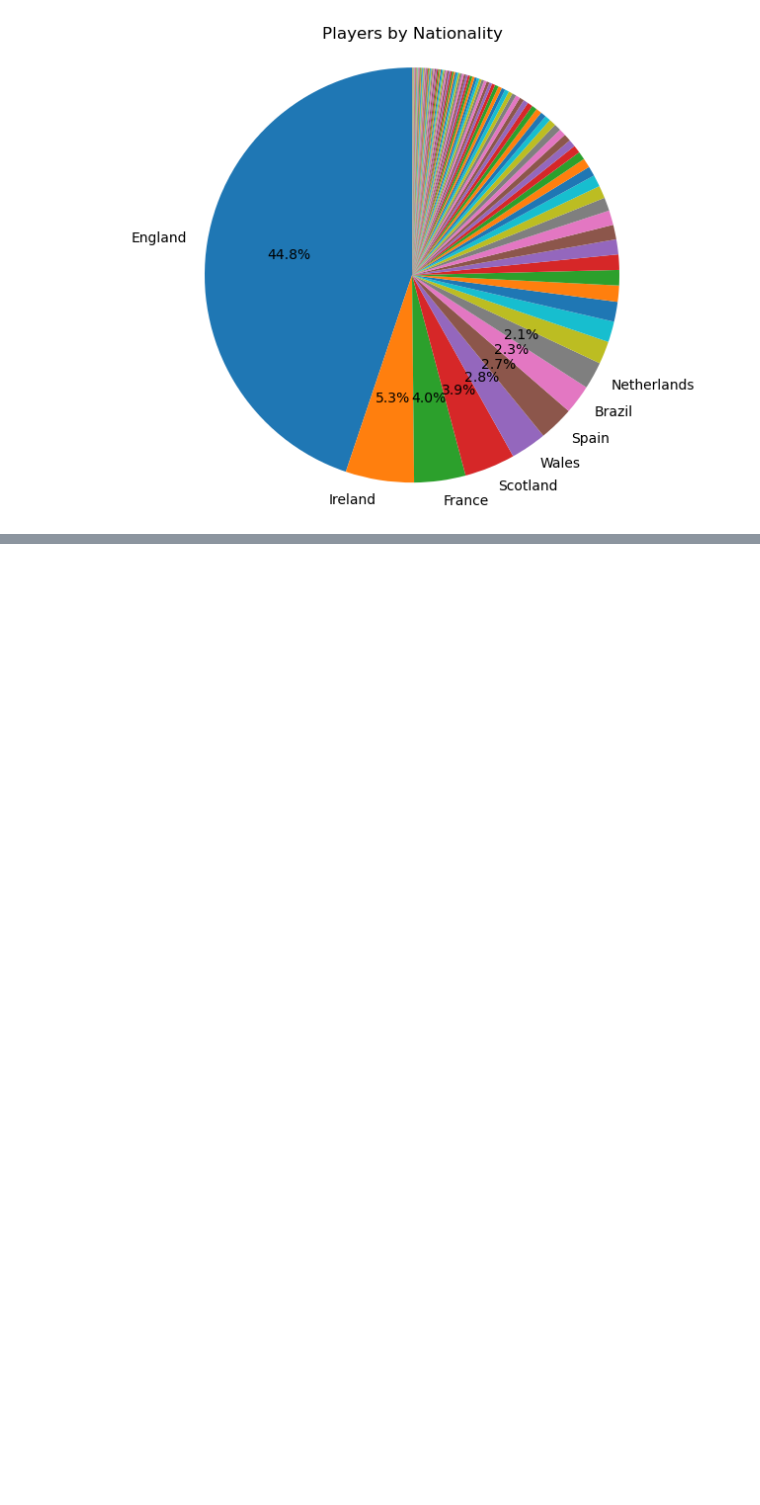
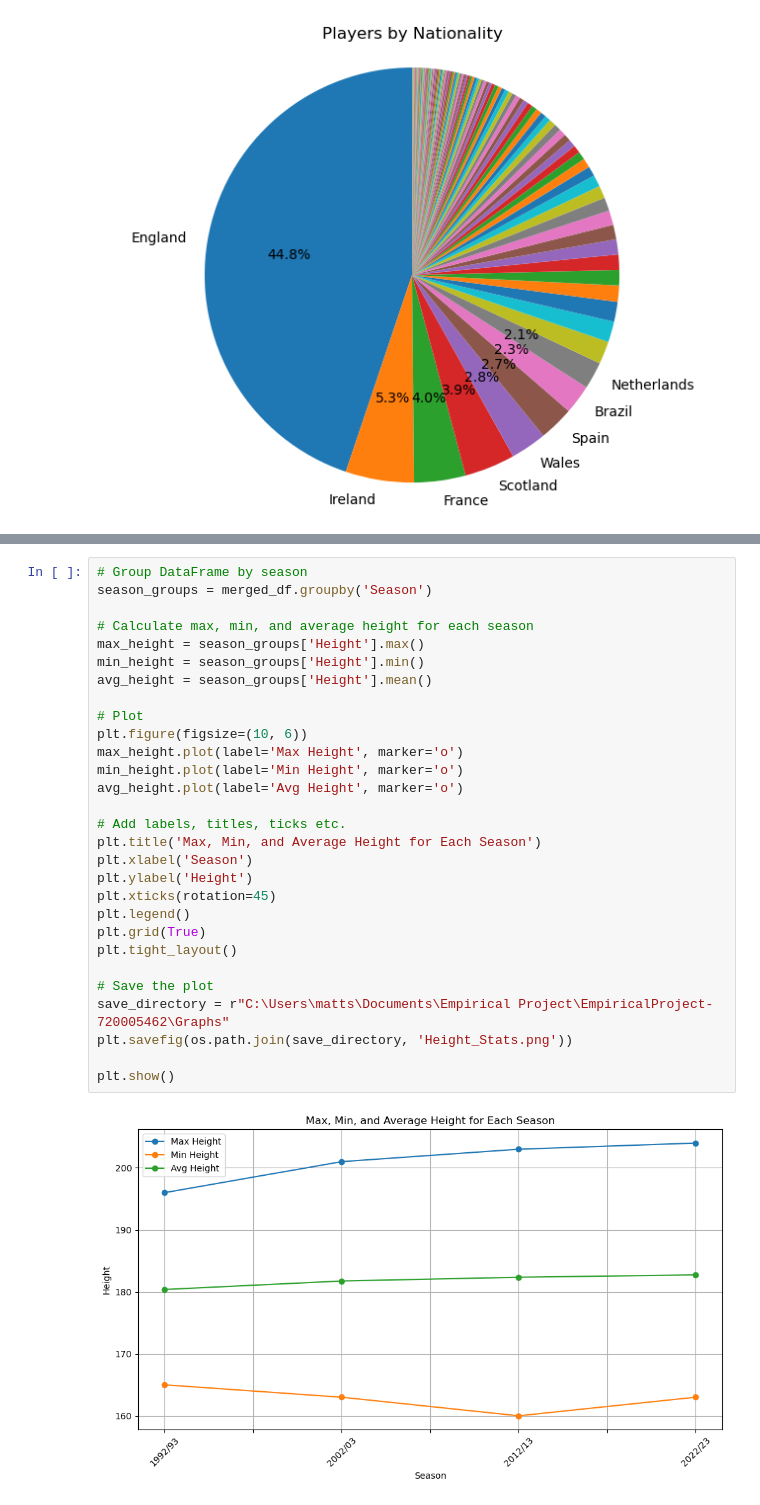
Before and after one commit to mattshaw16/EmpiricalProject-720005462, a Jupyter notebook: PlayerDataAnalysis.ipynb, the cells around one changed output, grey strips where cells are left out. Cells and saved outputs as stored; diff of their text form; blank space fills up the shorter version.

```diff
--- a/PlayerDataAnalysis.ipynb
+++ b/PlayerDataAnalysis.ipynb
@@ -553,3 +539,34 @@ plt.show()
+# %%
+# Group DataFrame by season
+season_groups = merged_df.groupby('Season')
+
+# Calculate max, min, and average height for each season
+max_height = season_groups['Height'].max()
+min_height = season_groups['Height'].min()
+avg_height = season_groups['Height'].mean()
+
+# Plot
+plt.figure(figsize=(10, 6))
+max_height.plot(label='Max Height', marker='o')
+min_height.plot(label='Min Height', marker='o')
+avg_height.plot(label='Avg Height', marker='o')
+
+# Add labels, titles, ticks etc.
+plt.title('Max, Min, and Average Height for Each Season')
+plt.xlabel('Season')
+plt.ylabel('Height')
+plt.xticks(rotation=45)
+plt.legend()
+plt.grid(True)
+plt.tight_layout()
+
+# Save the plot
+save_directory = r"C:\Users\matts\Documents\Empirical Project\EmpiricalProject-720005462\Graphs"
+plt.savefig(os.path.join(save_directory, 'Height_Stats.png'))
+
+plt.show()
+# %% [output]
+[figure, added]
 # %%
 #code to calculate age from DoB column
 
```
Also changed, not shown: parts of 13 cells of this notebook.
